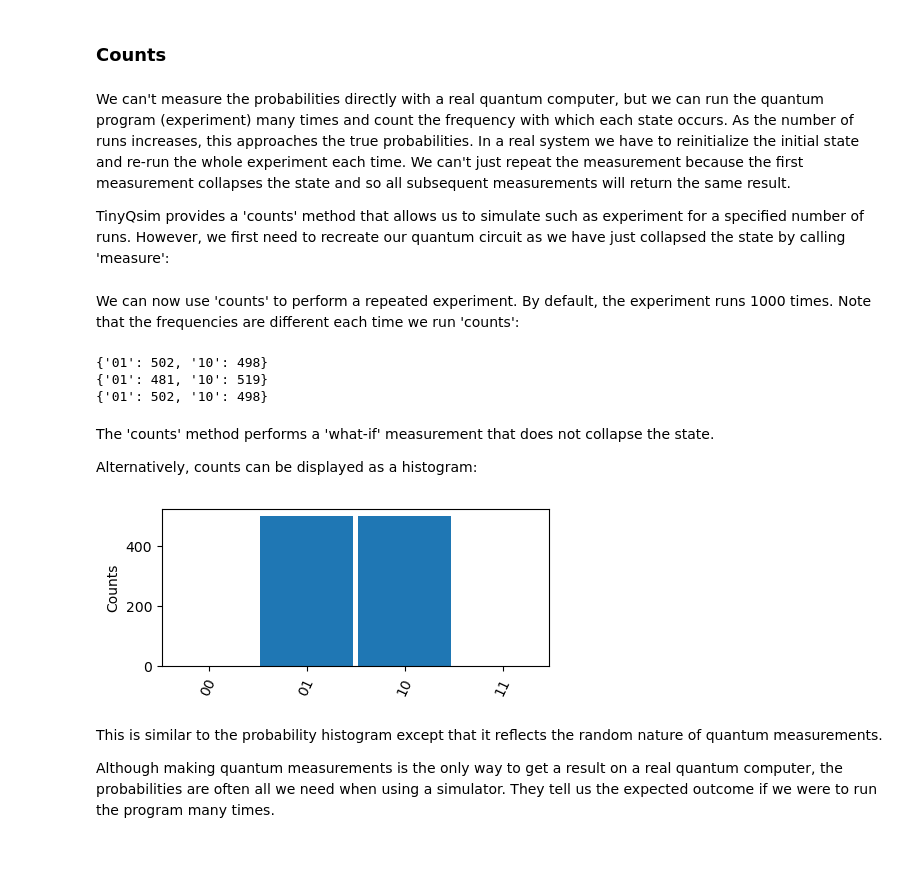
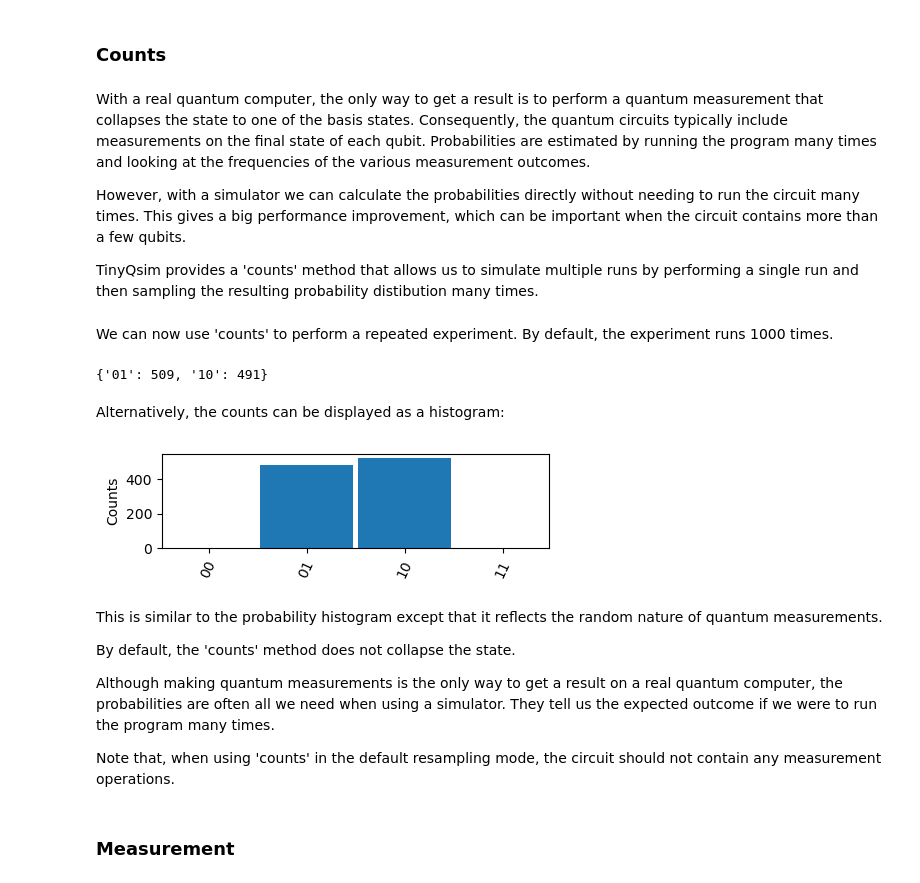
Before and after one commit to jbrumf/tinyqsim, a Jupyter notebook: examples/example_1_tutorial.ipynb, the cells around one changed output. Drawn from its saved outputs; the diff is of its cells as text; code cells hidden in the pictures; blank space fills up the shorter version.

Commit message:
New count modes + updated user guide and examples

```diff
--- a/examples/example_1_tutorial.ipynb
+++ b/examples/example_1_tutorial.ipynb
@@ -125,33 +103,35 @@ qc.draw()
 # %% [markdown]
 ### Counts
 # %% [markdown]
-We can't measure the probabilities directly with a real quantum computer, but we can run the quantum program (experiment) many times and count the frequency with which each state occurs. As the number of runs increases, this approaches the true probabilities. In a real system we have to reinitialize the initial state and re-run the whole experiment each time. We can't just repeat the measurement because the first measurement collapses the state and so all subsequent measurements will return the same result.
+With a real quantum computer, the only way to get a result is to perform a quantum measurement that collapses the state to one of the basis states. Consequently, the quantum circuits typically include measurements on the final state of each qubit. Probabilities are estimated by running the program many times and looking at the frequencies of the various measurement outcomes.
 
-TinyQsim provides a 'counts' method that allows us to simulate such as experiment for a specified number of runs. However, we first need to recreate our quantum circuit as we have just collapsed the state by calling 'measure':
+However, with a simulator we can calculate the probabilities directly without needing to run the circuit many times. This gives a big performance improvement, which  can be important when the circuit contains more than a few qubits.
+
+TinyQsim provides a 'counts' method that allows us to simulate multiple runs by performing a single run and then sampling the resulting probability distibution many times.
 # %%
 qc = QCircuit(2)
 qc.x(1)
 qc.h(0)
 qc.cx(0, 1)
 # %% [markdown]
-We can now use 'counts' to perform a repeated experiment. By default, the experiment runs 1000 times. Note that the frequencies are different each time we run 'counts':
+We can now use 'counts' to perform a repeated experiment. By default, the experiment runs 1000 times.
 # %%
 print(qc.counts())
-print(qc.counts())
-print(qc.counts())
 # %% [output]
-{'01': 502, '10': 498}
-{'01': 481, '10': 519}
-{'01': 502, '10': 498}
+{'01': 509, '10': 491}
 # %% [markdown]
-The 'counts' method performs a 'what-if' measurement that does not collapse the state.
-
-Alternatively, counts can be displayed as a histogram:
+Alternatively, the counts can be displayed as a histogram:
 # %%
-qc.plot_counts()
+qc.plot_counts(height=0.6)
 # %% [output]
-[figure, old version]
+[figure, new version]
 # %% [markdown]
 This is similar to the probability histogram except that it reflects the random nature of quantum measurements.
 
+By default, the 'counts' method does not collapse the state.
+
 Although making quantum measurements is the only way to get a result on a real quantum computer, the probabilities are often all we need when using a simulator. They tell us the expected outcome if we were to run the program many times.
+
+Note that, when using 'counts' in the default resampling mode, the circuit should not contain any measurement operations.
+# %% [markdown]
+### Measurement
```
Also changed, not shown: parts of 38 cells of this notebook, 15 other files.
